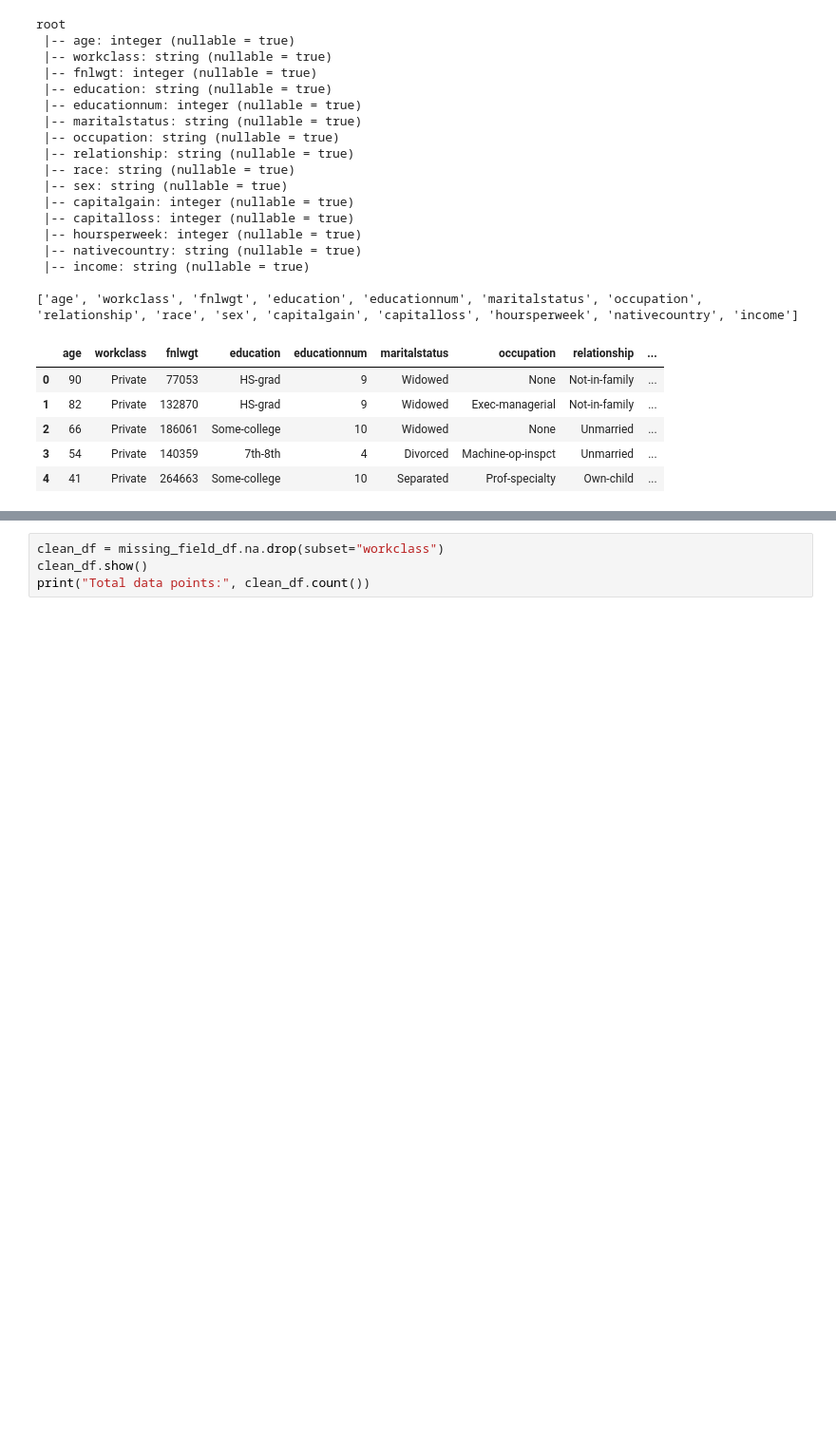
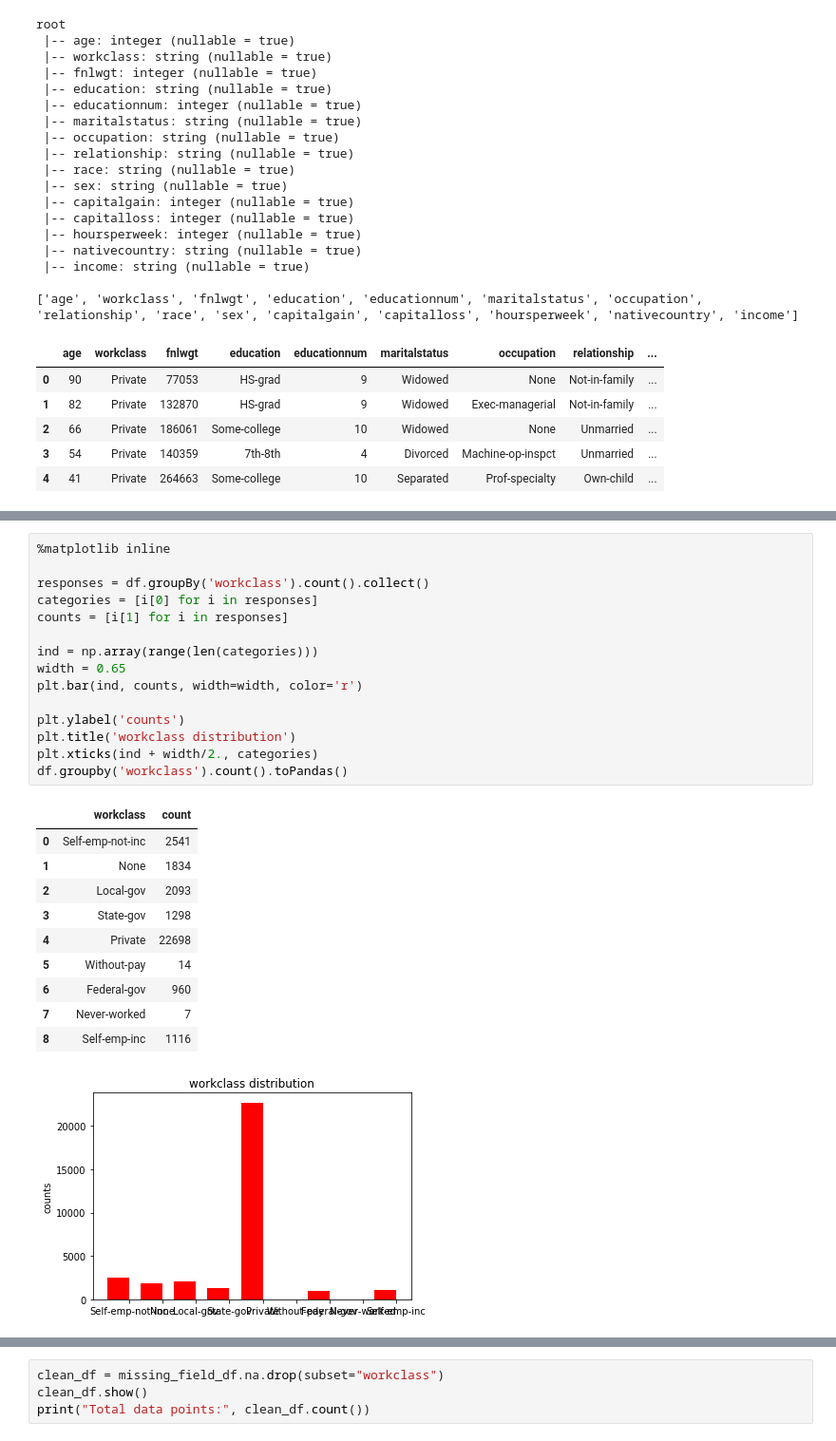
Before and after one commit to tingyuzhang123/Adult-income-level, a Jupyter notebook: Adult income level.ipynb, the cells around one changed output, grey strips where cells are left out. Shown at 95% size. Saved outputs shown, nothing was run; the diff lists cells and outputs as text; blank space fills up the shorter version.

```diff
--- a/Adult income level.ipynb
+++ b/Adult income level.ipynb
@@ -72,0 +159,27 @@ root
+# %%
+%matplotlib inline
+
+responses = df.groupBy('workclass').count().collect()
+categories = [i[0] for i in responses]
+counts = [i[1] for i in responses]
+
+ind = np.array(range(len(categories)))
+width = 0.65
+plt.bar(ind, counts, width=width, color='r')
+
+plt.ylabel('counts')
+plt.title('workclass distribution')
+plt.xticks(ind + width/2., categories)
+df.groupby('workclass').count().toPandas()
+# %% [output]
+|  | workclass | count |
+| 0 | Self-emp-not-inc | 2541 |
+| 1 | None | 1834 |
+| 2 | Local-gov | 2093 |
+| 3 | State-gov | 1298 |
+| 4 | Private | 22698 |
+| 5 | Without-pay | 14 |
+| 6 | Federal-gov | 960 |
+| 7 | Never-worked | 7 |
+| 8 | Self-emp-inc | 1116 |
+[figure, added]
```
Also changed, not shown: parts of 67 cells of this notebook.
